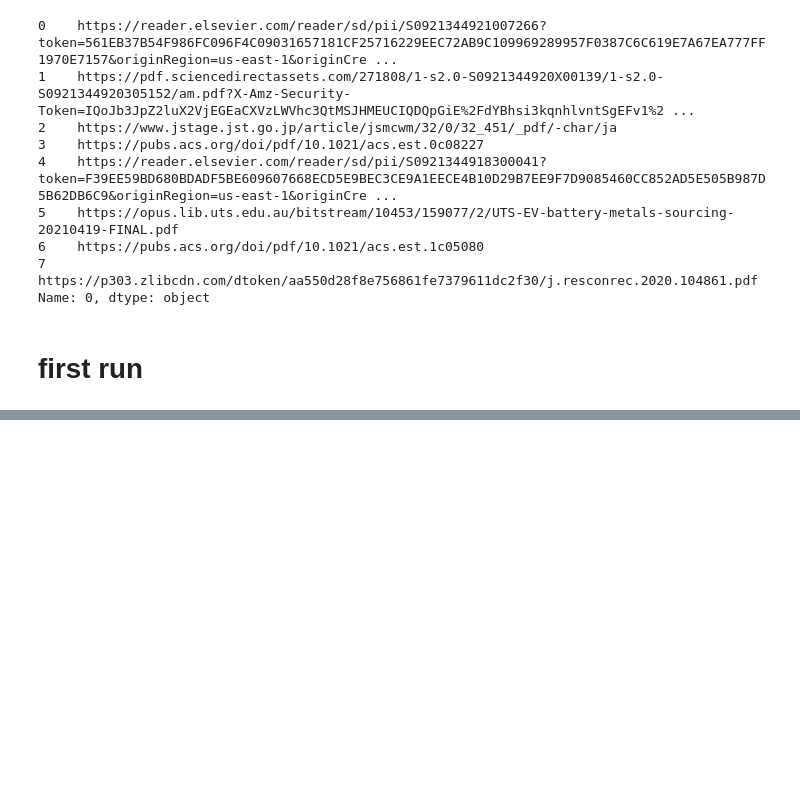
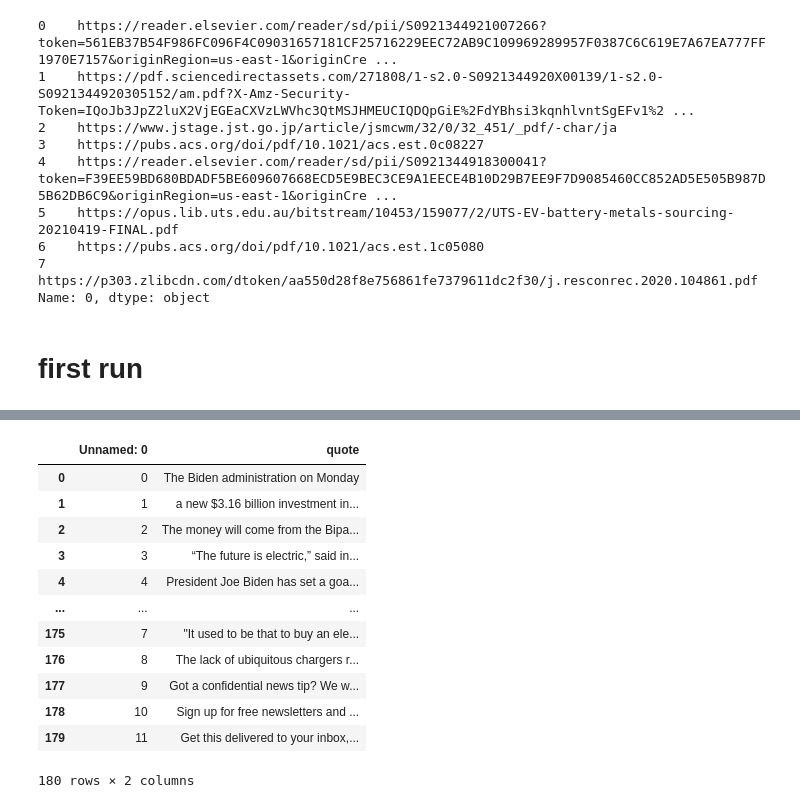
Before and after one commit to Dude-where-s-my-copper/EV_growth, a Jupyter notebook: dans_scrape.ipynb, the cells around one changed output, grey strips where cells are left out. Cells and saved outputs as stored; diff of their text form; code cells hidden in the pictures; blank space fills up the shorter version.

```diff
--- a/dans_scrape.ipynb
+++ b/dans_scrape.ipynb
@@ -227,0 +409,18 @@ def run_spider():
+# %%
+news = pd.read_csv('dirty_news')
+# %%
+news
+# %% [output]
+|  | Unnamed: 0 | quote |
+| 0 | 0 | The Biden administration on Monday |
+| 1 | 1 | a new $3.16 billion investment in... |
+| 2 | 2 | The money will come from the Bipa... |
+| 3 | 3 | “The future is electric,” said in... |
+| 4 | 4 | President Joe Biden has set a goa... |
+| ... | ... | ... |
+| 175 | 7 | "It used to be that to buy an ele... |
+| 176 | 8 | The lack of ubiquitous chargers r... |
+| 177 | 9 | Got a confidential news tip? We w... |
+| 178 | 10 | Sign up for free newsletters and ... |
+| 179 | 11 | Get this delivered to your inbox,... |
+180 rows × 2 columns
```
Also changed, not shown: parts of 23 cells of this notebook, 1 other file.
